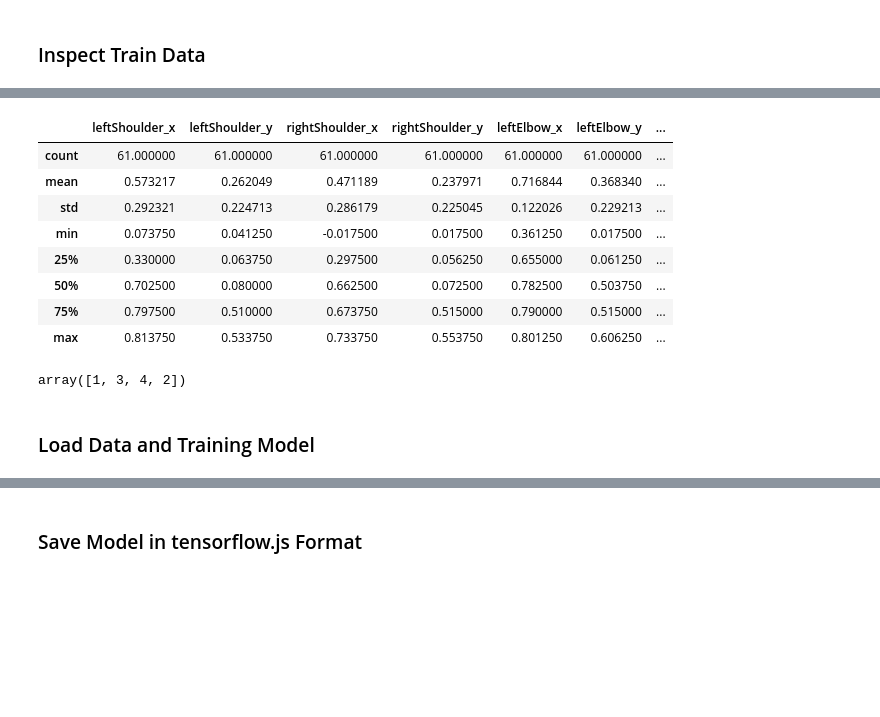
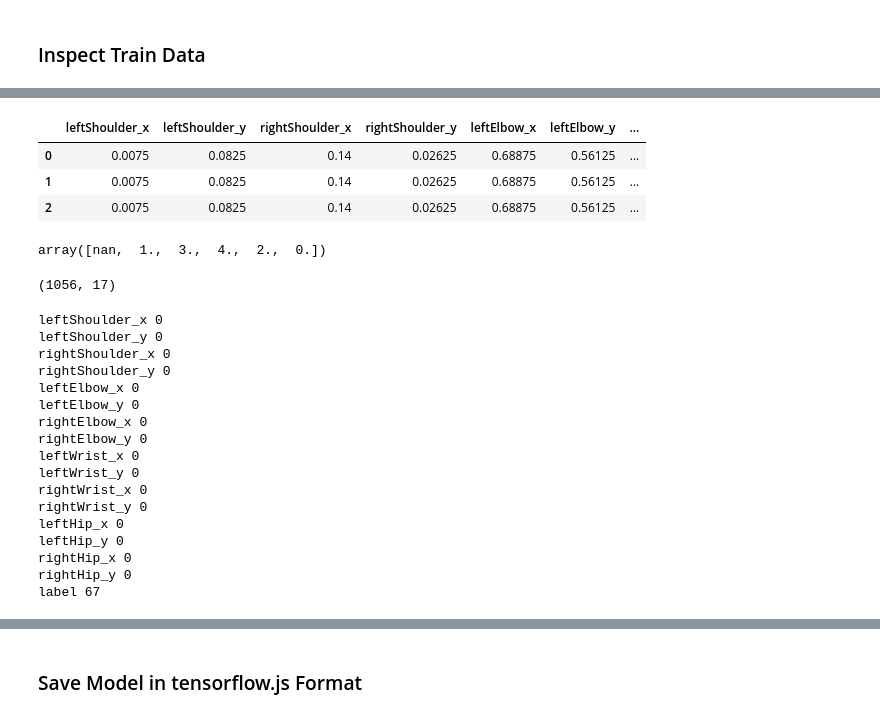
Before and after one commit to chriswegmann/drone_steering, a Jupyter notebook: models/drone_steering_model.ipynb, the cells around one changed output, grey strips where cells are left out. Cells and saved outputs as stored; diff of their text form; code cells hidden in the pictures; blank space fills up the shorter version.

```diff
--- a/models/drone_steering_model.ipynb
+++ b/models/drone_steering_model.ipynb
@@ -44 +40,15 @@ df.head()
+# %%
+#df = pd.read_csv("video_001.csv", delimiter=',')
+# Christian's video is less noisy. Therefore I only train the model with his data at the moment.
+# acc increased 5 % taking his video camparing to all videos.
+df = pd.read_csv("/Users/lsafari/drone_steering/data/video_Christian_posture_steptime50_checksum8160.csv",low_memory=False)
+#df=df.drop([5557], axis=0)
+#type(df.leftShoulder_x)
+#df.info()
+df.head(3)
+# %% [output]
+|  | leftShoulder_x | leftShoulder_y | rightShoulder_x | rightShoulder_y | leftElbow_x | leftElbow_y | ... |
+| 0 | 0.0075 | 0.0825 | 0.14 | 0.02625 | 0.68875 | 0.56125 | ... |
+| 1 | 0.0075 | 0.0825 | 0.14 | 0.02625 | 0.68875 | 0.56125 | ... |
+| 2 | 0.0075 | 0.0825 | 0.14 | 0.02625 | 0.68875 | 0.56125 | ... |
 # %%
@@ -46,18 +56,29 @@ df.head()
-# %%
-df.describe()
-# %% [output]
-|  | leftShoulder_x | leftShoulder_y | rightShoulder_x | rightShoulder_y | leftElbow_x | leftElbow_y | ... |
-| count | 61.000000 | 61.000000 | 61.000000 | 61.000000 | 61.000000 | 61.000000 | ... |
-| mean | 0.573217 | 0.262049 | 0.471189 | 0.237971 | 0.716844 | 0.368340 | ... |
-| std | 0.292321 | 0.224713 | 0.286179 | 0.225045 | 0.122026 | 0.229213 | ... |
-| min | 0.073750 | 0.041250 | -0.017500 | 0.017500 | 0.361250 | 0.017500 | ... |
-| 25% | 0.330000 | 0.063750 | 0.297500 | 0.056250 | 0.655000 | 0.061250 | ... |
-| 50% | 0.702500 | 0.080000 | 0.662500 | 0.072500 | 0.782500 | 0.503750 | ... |
-| 75% | 0.797500 | 0.510000 | 0.673750 | 0.515000 | 0.790000 | 0.515000 | ... |
-| max | 0.813750 | 0.533750 | 0.733750 | 0.553750 | 0.801250 | 0.606250 | ... |
 # %%
 df.label.unique()
 # %% [output]
-array([1, 3, 4, 2])
+array([nan,  1.,  3.,  4.,  2.,  0.])
-# %% [markdown]
-### Load Data and Training Model
+# %%
+df.shape
+# %% [output]
+(1056, 17)
+# %%
+for i in df:
+    print(i, df[i].isnull().sum())
+# %% [output]
+leftShoulder_x 0
+leftShoulder_y 0
+rightShoulder_x 0
+rightShoulder_y 0
+leftElbow_x 0
+leftElbow_y 0
+rightElbow_x 0
+rightElbow_y 0
+leftWrist_x 0
+leftWrist_y 0
+rightWrist_x 0
+rightWrist_y 0
+leftHip_x 0
+leftHip_y 0
+rightHip_x 0
+rightHip_y 0
+label 67
```
Also changed, not shown: parts of 44 cells of this notebook.
